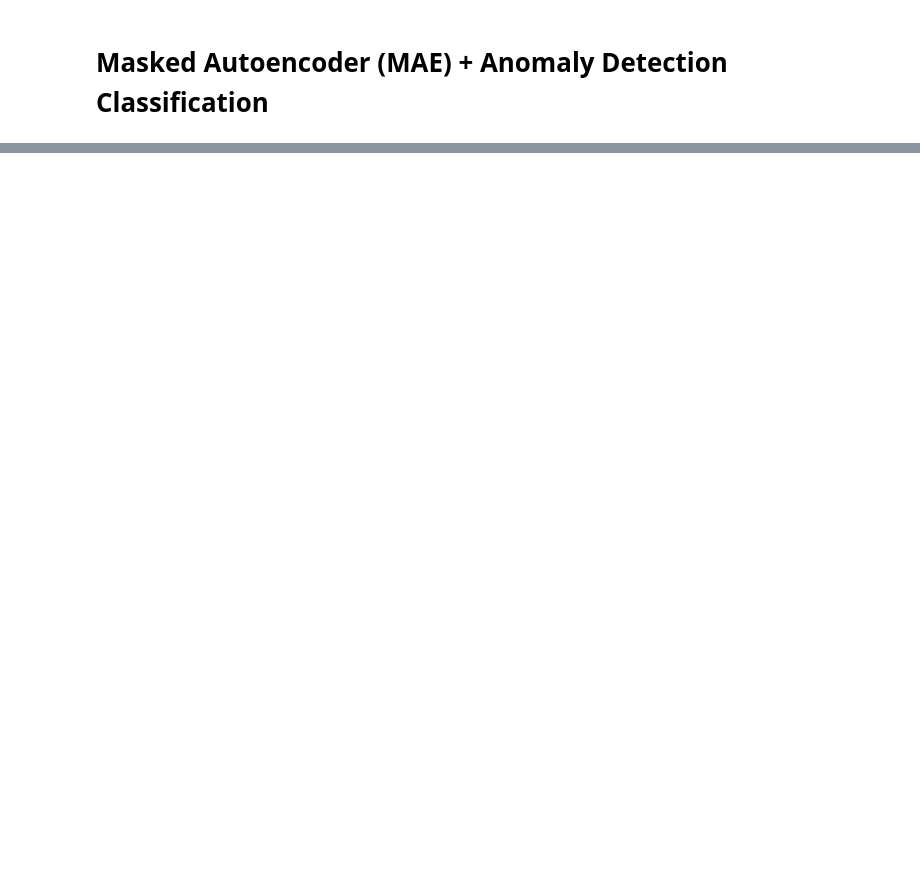
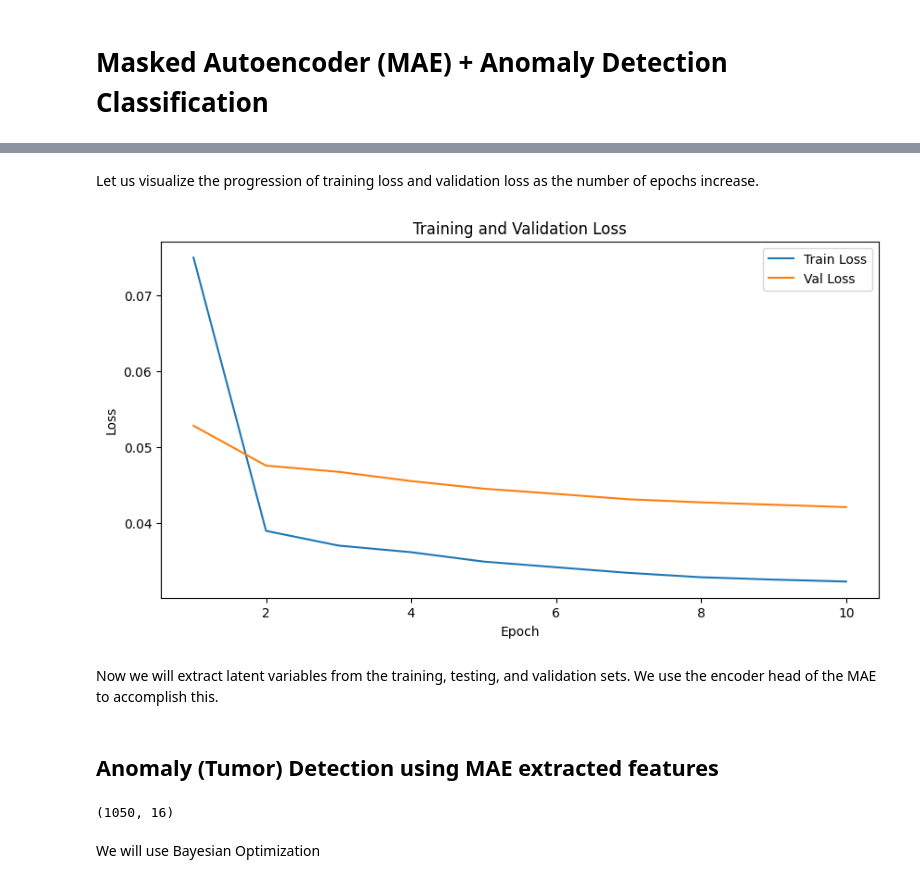
Before and after one commit to 4nanya-K/Brain-MRI-Scan-Tumor-Detection, a Jupyter notebook: Classification.ipynb, the cells around one changed output, grey strips where cells are left out. Cells and saved outputs as stored; diff of their text form; code cells hidden in the pictures; blank space fills up the shorter version.

```diff
--- a/Classification.ipynb
+++ b/Classification.ipynb
@@ -330,0 +403,24 @@ Our CNN appears to perform very well. It achieves a 96.44% accuracy on our testi
+# %%
+normal_indices = np.where(y_train == 0)[0]
+X_train_normal = X_train[normal_indices]
+y_train_normal = y_train[normal_indices]
+
+X_train_normal = torch.tensor(X_train_normal / 255.0, dtype=torch.float32).permute(0, 3, 1, 2)
+y_train_normal = torch.tensor(y_train_normal, dtype=torch.float32)
+
+train_dataset = TensorDataset(X_train_normal)
+train_loader = DataLoader(train_dataset, batch_size=32, shuffle=False)
+
+
+X_val_data = torch.tensor(X_val / 255.0, dtype=torch.float32).permute(0, 3, 1, 2)
+y_val_data = torch.tensor(y_val, dtype=torch.float32)
+
+val_dataset = TensorDataset(X_val_data, y_val_data)
+val_loader = DataLoader(val_dataset, batch_size=32, shuffle=False)
+
+
+X_test_data = torch.tensor(X_test / 255.0, dtype=torch.float32).permute(0, 3, 1, 2)
+y_test_data = torch.tensor(X_test, dtype=torch.float32)
+
+test_dataset = TensorDataset(X_test_data, y_test_data)
+test_loader = DataLoader(test_dataset, batch_size=32, shuffle=False)
@@ -330,0 +489,15 @@ Our CNN appears to perform very well. It achieves a 96.44% accuracy on our testi
+# %% [markdown]
+Let us visualize the progression of training loss and validation loss as the number of epochs increase.
+# %%
+plt.figure(figsize=(10, 5))
+plt.plot(range(1, num_epochs + 1), train_losses, label="Train Loss")
+plt.plot(range(1, num_epochs + 1), val_losses, label="Val Loss")
+plt.xlabel("Epoch")
+plt.ylabel("Loss")
+plt.title("Training and Validation Loss")
+plt.legend()
+plt.show()
+# %% [output]
+[figure, added]
+# %% [markdown]
+Now we will extract latent variables from the training, testing, and validation sets. We use the encoder head of the MAE to accomplish this.
@@ -330,0 +521,8 @@ Our CNN appears to perform very well. It achieves a 96.44% accuracy on our testi
+# %% [markdown]
+## Anomaly (Tumor) Detection using MAE extracted features
+# %%
+train_latent_normal.shape
+# %% [output]
+(1050, 16)
+# %% [markdown]
+We will use Bayesian Optimization
```
Also changed, not shown: parts of 23 cells of this notebook.
